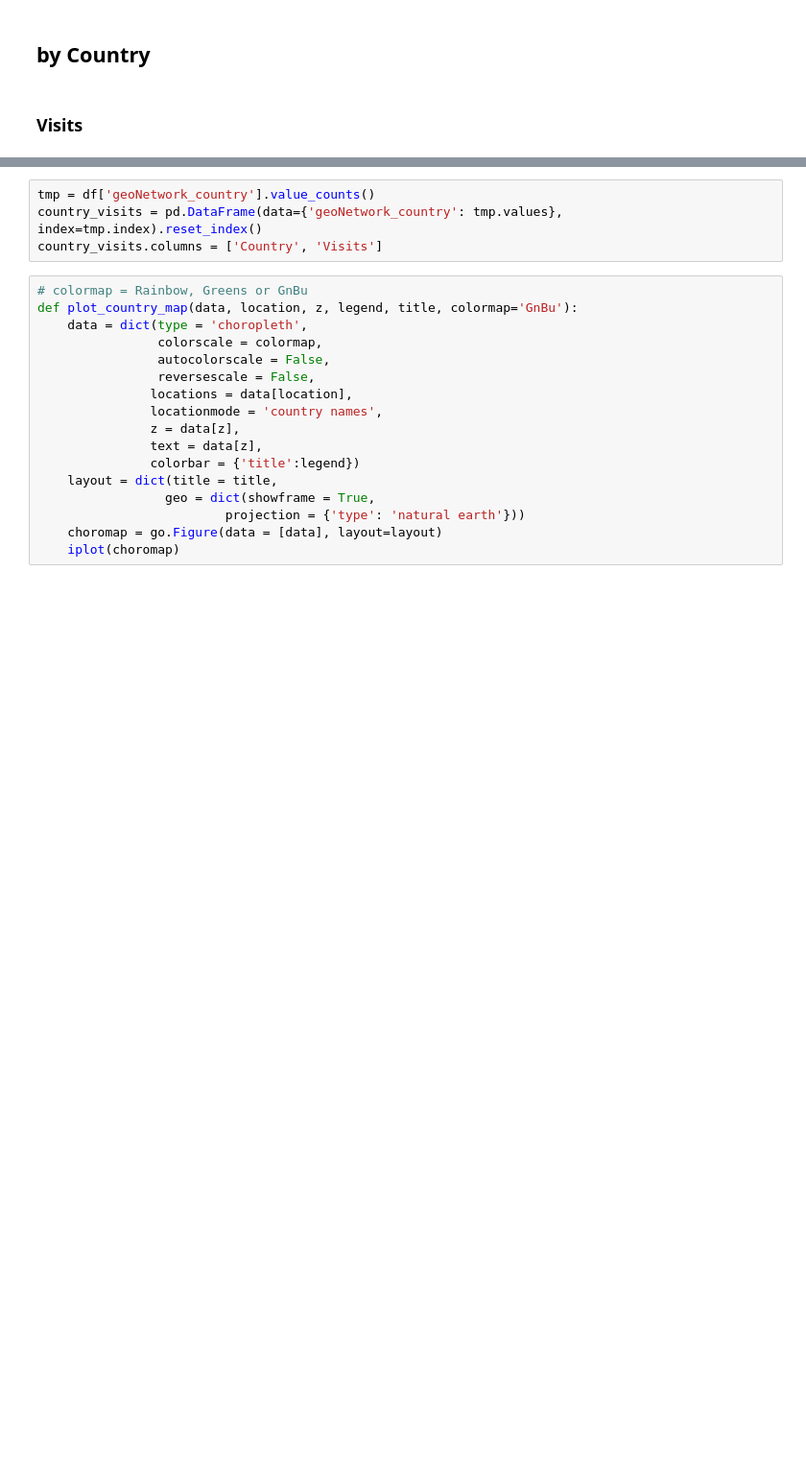
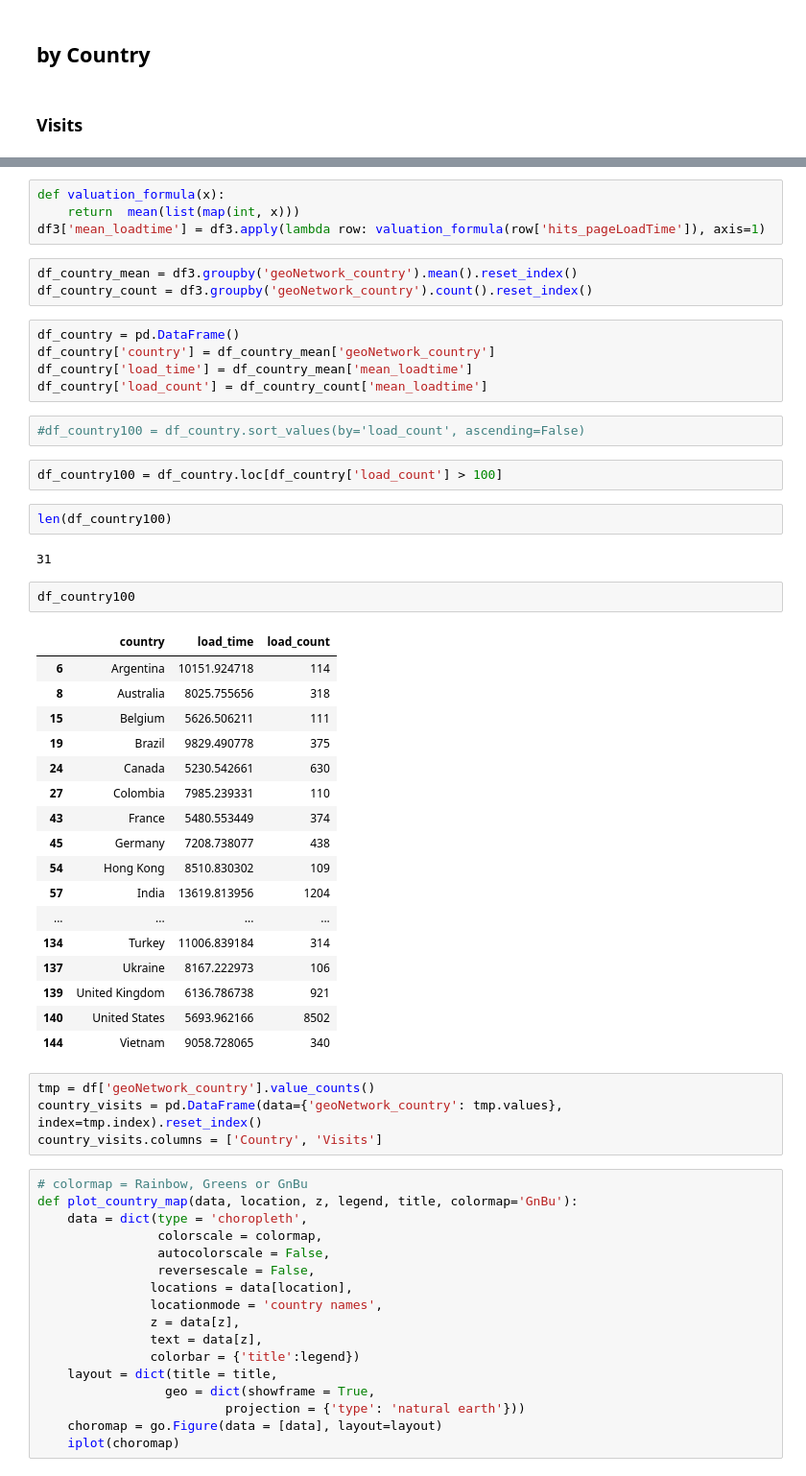
Before and after one commit to m-musiol/Capstone-NF_GA-Prediction, a Jupyter notebook: EDA_and_Visualization.ipynb, the cells around one changed output, grey strips where cells are left out. Shown: that part at 96% size. Drawn from its saved outputs; the diff is of its cells as text; blank space fills up the shorter version.

Commit message:
update loadtime

```diff
--- a/EDA_and_Visualization.ipynb
+++ b/EDA_and_Visualization.ipynb
@@ -80,3 +126,43 @@ len(df)
+# %%
+def valuation_formula(x):
+    return  mean(list(map(int, x)))
+df3['mean_loadtime'] = df3.apply(lambda row: valuation_formula(row['hits_pageLoadTime']), axis=1)
+# %%
+df_country_mean = df3.groupby('geoNetwork_country').mean().reset_index()
+df_country_count = df3.groupby('geoNetwork_country').count().reset_index()
+# %%
+df_country = pd.DataFrame()
+df_country['country'] = df_country_mean['geoNetwork_country']
+df_country['load_time'] = df_country_mean['mean_loadtime']
+df_country['load_count'] = df_country_count['mean_loadtime']
+# %%
+#df_country100 = df_country.sort_values(by='load_count', ascending=False)
+# %%
+df_country100 = df_country.loc[df_country['load_count'] > 100]
+# %%
+len(df_country100)
+# %% [output]
+31
+# %%
+df_country100
+# %% [output]
+|  | country | load_time | load_count |
+| 6 | Argentina | 10151.924718 | 114 |
+| 8 | Australia | 8025.755656 | 318 |
+| 15 | Belgium | 5626.506211 | 111 |
+| 19 | Brazil | 9829.490778 | 375 |
+| 24 | Canada | 5230.542661 | 630 |
+| 27 | Colombia | 7985.239331 | 110 |
+| 43 | France | 5480.553449 | 374 |
+| 45 | Germany | 7208.738077 | 438 |
+| 54 | Hong Kong | 8510.830302 | 109 |
+| 57 | India | 13619.813956 | 1204 |
+| ... | ... | ... | ... |
+| 134 | Turkey | 11006.839184 | 314 |
+| 137 | Ukraine | 8167.222973 | 106 |
+| 139 | United Kingdom | 6136.786738 | 921 |
+| 140 | United States | 5693.962166 | 8502 |
+| 144 | Vietnam | 9058.728065 | 340 |
 # %%
 tmp = df['geoNetwork_country'].value_counts()
 country_visits = pd.DataFrame(data={'geoNetwork_country': tmp.values}, index=tmp.index).reset_index()
```
Also changed, not shown: parts of 12 cells of this notebook, 1 other file.
